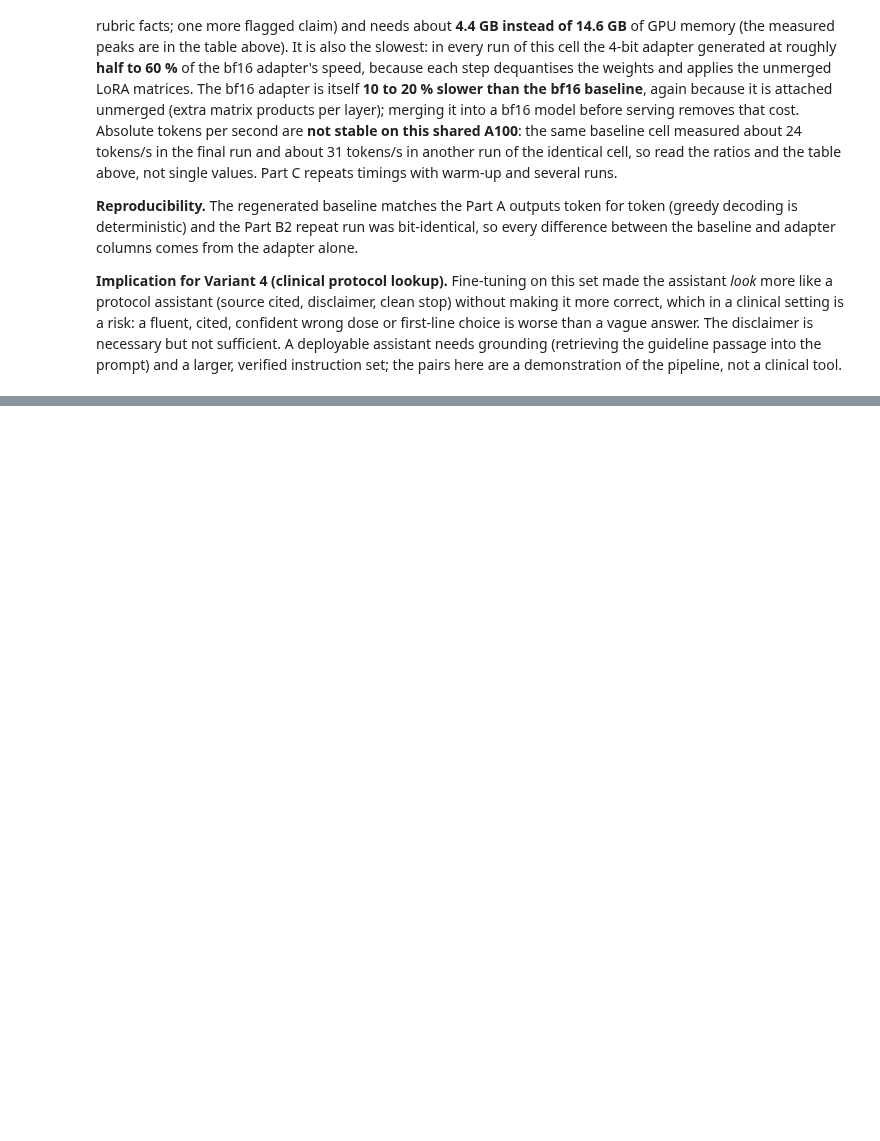
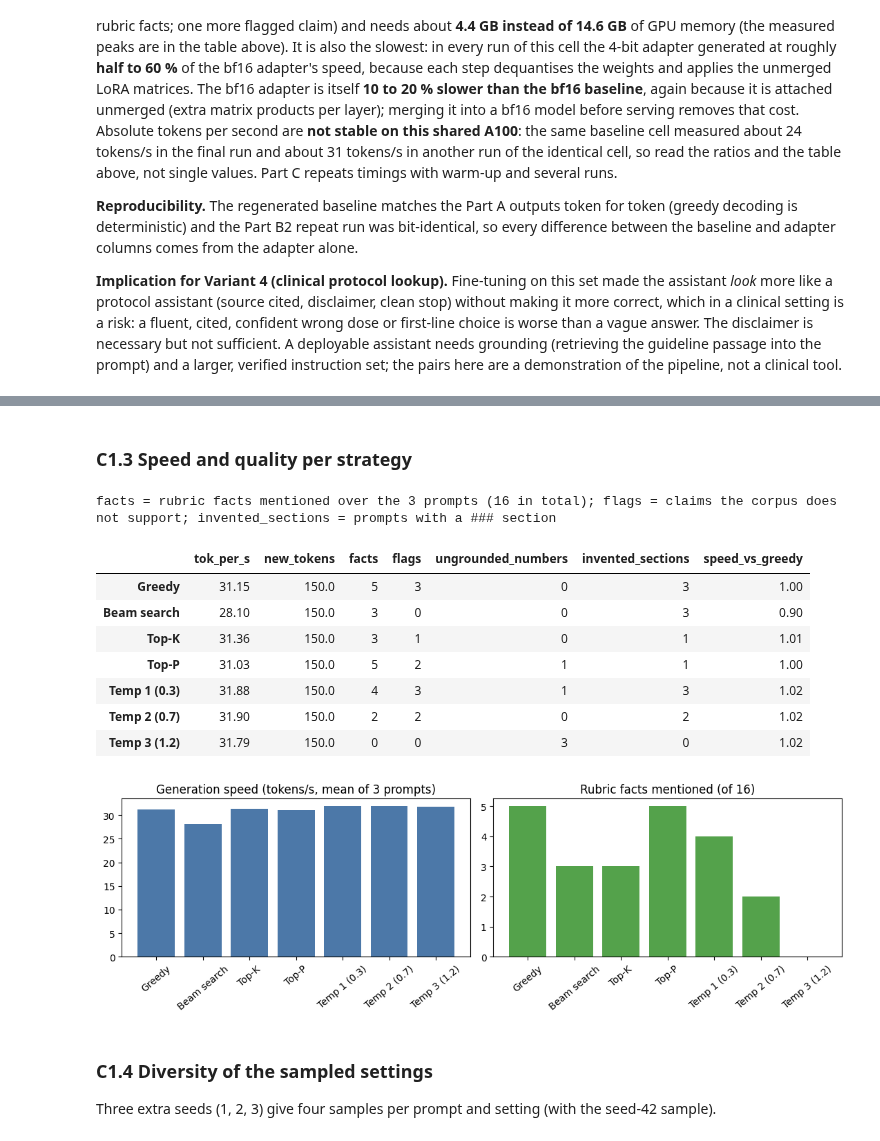
Before and after one commit to bheemreddy1729/fine-tuning-Mistral-7B, a Jupyter notebook: assignment_1b.ipynb, the cells around one changed output, grey strips where cells are left out. Saved outputs shown, nothing was run; the diff lists cells and outputs as text; code cells hidden in the pictures; blank space fills up the shorter version.

```diff
--- a/assignment_1b.ipynb
+++ b/assignment_1b.ipynb
@@ -1517,0 +1588,14 @@ the risk-based timing and the type 2 diabetes and family-origin rules.
+# %%
+REPEATS = 2
+c1_rows = []
+for p in PROMPTS:
+    for name, kw in STRATEGIES.items():
+        runs = [run_one(base_c, tok_c, p, kw, seed=42) for _ in range(REPEATS)]          # same seed: identical text, repeated for timing
+        assert all(r["text"] == runs[0]["text"] for r in runs), "seeded runs must repeat exactly"
+        tps = sum(r["new_tokens"] / r["seconds"] for r in runs) / REPEATS
+        sc = score_output(p, runs[0]["text"])
+        c1_rows.append({"prompt_id": p["id"], "strategy": name, "text": runs[0]["text"], "new_tokens": runs[0]["new_tokens"], "tok_per_s": round(tps, 2),
+                        "facts": len(sc["facts_hit"]), "facts_total": sc["facts_total"], "flags": len(sc["flags"]), "ungrounded_numbers": len(sc["ungrounded_numbers"]),
+                        "invented_sections": sc["extra_sections"], "flag_names": "|".join(sc["flags"])})
+c1 = pd.DataFrame(c1_rows)
+print(f"{len(c1)} runs done ({len(PROMPTS)} prompts x {len(STRATEGIES)} settings, each timed {REPEATS}x)")
@@ -1517,0 +1636,5 @@ the risk-based timing and the type 2 diabetes and family-origin rules.
+# %%
+short = lambda s, n=110: (s.replace("\n", " ")[:n] + ("..." if len(s) > n else ""))
+tbl = pd.DataFrame({COLS[n]: [short(c1[(c1.prompt_id == p["id"]) & (c1.strategy == n)].iloc[0]["text"]) for p in PROMPTS] for n in STRATEGIES}, index=[f"Domain Prompt {i + 1} ({p['id']})" for i, p in enumerate(PROMPTS)])
+pd.set_option("display.max_colwidth", 120)
+display(tbl.T)
@@ -1517,0 +1650,29 @@ the risk-based timing and the type 2 diabetes and family-origin rules.
+# %% [markdown]
+### C1.3 Speed and quality per strategy
+# %%
+agg = c1.groupby("strategy", sort=False).agg(tok_per_s=("tok_per_s", "mean"), new_tokens=("new_tokens", "mean"), facts=("facts", "sum"), flags=("flags", "sum"),
+                                             ungrounded_numbers=("ungrounded_numbers", "sum"), invented_sections=("invented_sections", lambda s: int((s > 0).sum())))
+agg["speed_vs_greedy"] = (agg["tok_per_s"] / agg.loc["greedy", "tok_per_s"]).round(2)
+agg["tok_per_s"] = agg["tok_per_s"].round(2); agg["new_tokens"] = agg["new_tokens"].round(0)
+agg.index = [COLS[i] for i in agg.index]
+print("facts = rubric facts mentioned over the 3 prompts (16 in total); flags = claims the corpus does not support; invented_sections = prompts with a ### section")
+display(agg)
+fig, ax = plt.subplots(1, 2, figsize=(11, 3.6))
+ax[0].bar(agg.index, agg["tok_per_s"], color="#4c78a8"); ax[0].set_title("Generation speed (tokens/s, mean of 3 prompts)"); ax[0].tick_params(axis="x", rotation=40)
+ax[1].bar(agg.index, agg["facts"], color="#54a24b"); ax[1].set_title("Rubric facts mentioned (of 16)"); ax[1].tick_params(axis="x", rotation=40)
+plt.tight_layout(); plt.show()
+# %% [output]
+facts = rubric facts mentioned over the 3 prompts (16 in total); flags = claims the corpus does not support; invented_sections = prompts with a ### section
+|  | tok_per_s | new_tokens | facts | flags | ungrounded_numbers | invented_sections | speed_vs_greedy |
+| Greedy | 31.15 | 150.0 | 5 | 3 | 0 | 3 | 1.00 |
+| Beam search | 28.10 | 150.0 | 3 | 0 | 0 | 3 | 0.90 |
+| Top-K | 31.36 | 150.0 | 3 | 1 | 0 | 1 | 1.01 |
+| Top-P | 31.03 | 150.0 | 5 | 2 | 1 | 1 | 1.00 |
+| Temp 1 (0.3) | 31.88 | 150.0 | 4 | 3 | 1 | 3 | 1.02 |
+| Temp 2 (0.7) | 31.90 | 150.0 | 2 | 2 | 0 | 2 | 1.02 |
+| Temp 3 (1.2) | 31.79 | 150.0 | 0 | 0 | 3 | 0 | 1.02 |
+[figure, added]
+# %% [markdown]
+### C1.4 Diversity of the sampled settings
+
+Three extra seeds (1, 2, 3) give four samples per prompt and setting (with the seed-42 sample).
```
Also changed, not shown: parts of 44 cells of this notebook, 13 other files.
